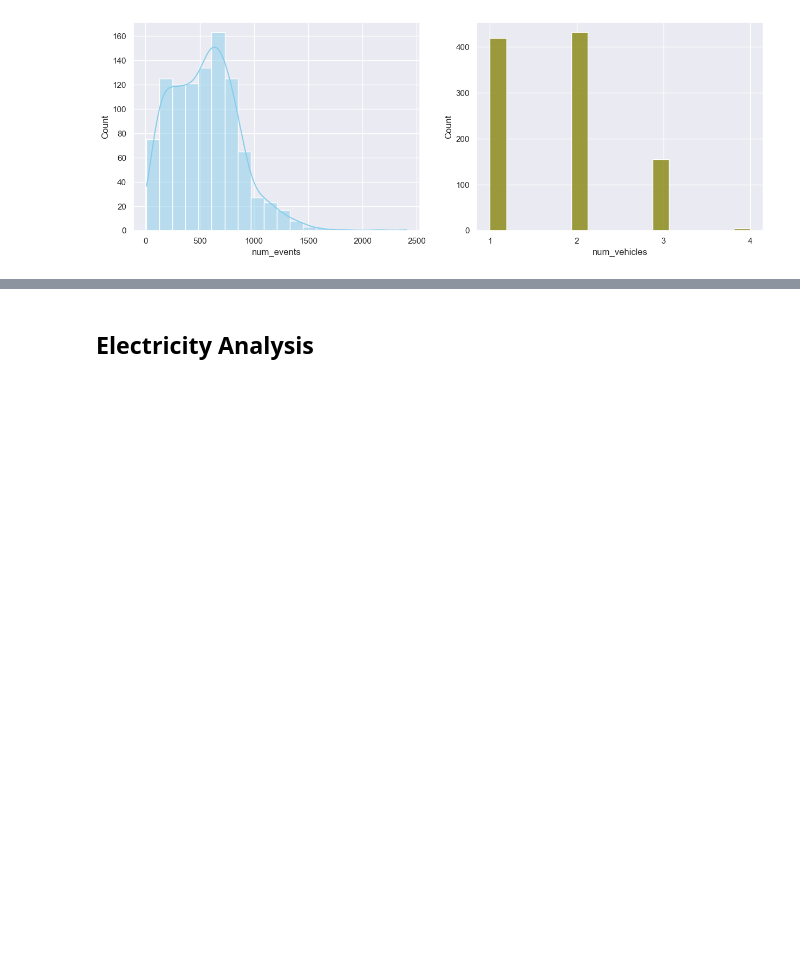
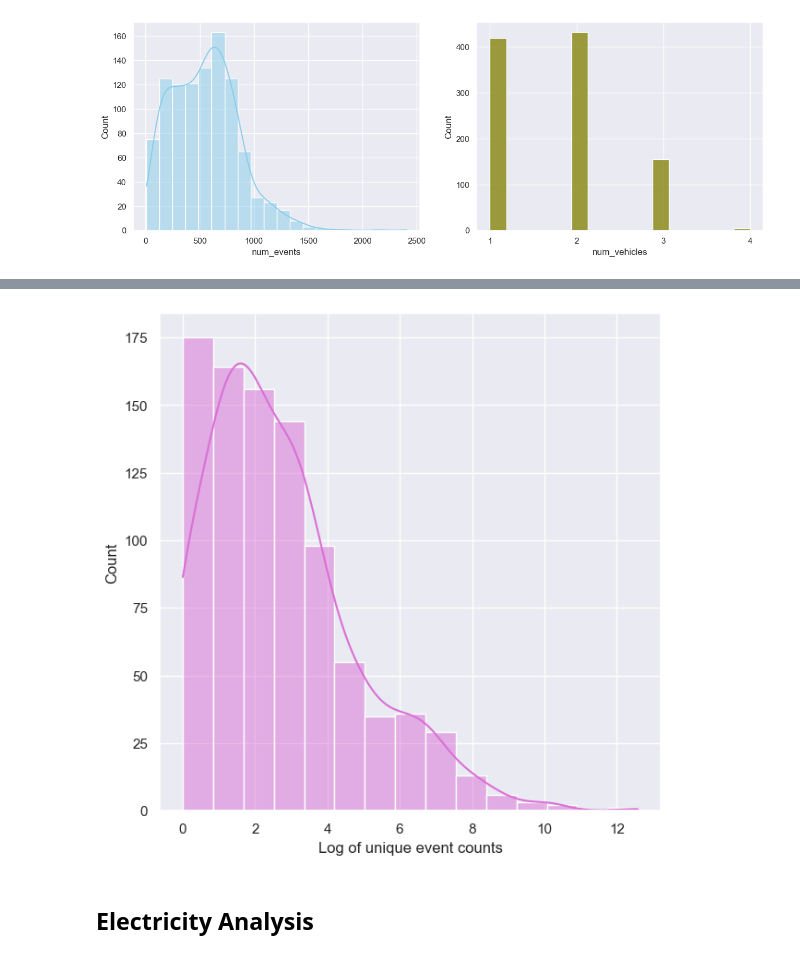
Before and after one commit to Carda01/SNCB_IncidentClassifier, a Jupyter notebook: pre_data_analysis/events_analysis.ipynb, the cells around one changed output, grey strips where cells are left out. Saved outputs shown, nothing was run; the diff lists cells and outputs as text; code cells hidden in the pictures; blank space fills up the shorter version.

```diff
--- a/pre_data_analysis/events_analysis.ipynb
+++ b/pre_data_analysis/events_analysis.ipynb
@@ -90,3 +130,10 @@ plt.show()
+# %%
+fig, ax = plt.subplots(figsize=(7, 7))
+sns.histplot(data=event_counts.counts_on_total.apply(lambda x: math.log(x)), bins=15, color='orchid', ax=ax, kde=True)
+ax.set_xlabel('Log of unique event counts')
+plt.show()
+# %% [output]
+[figure, added]
 # %% [markdown]
 ## Electricity Analysis
 # %%
```
Also changed, not shown: parts of 6 cells of this notebook.
